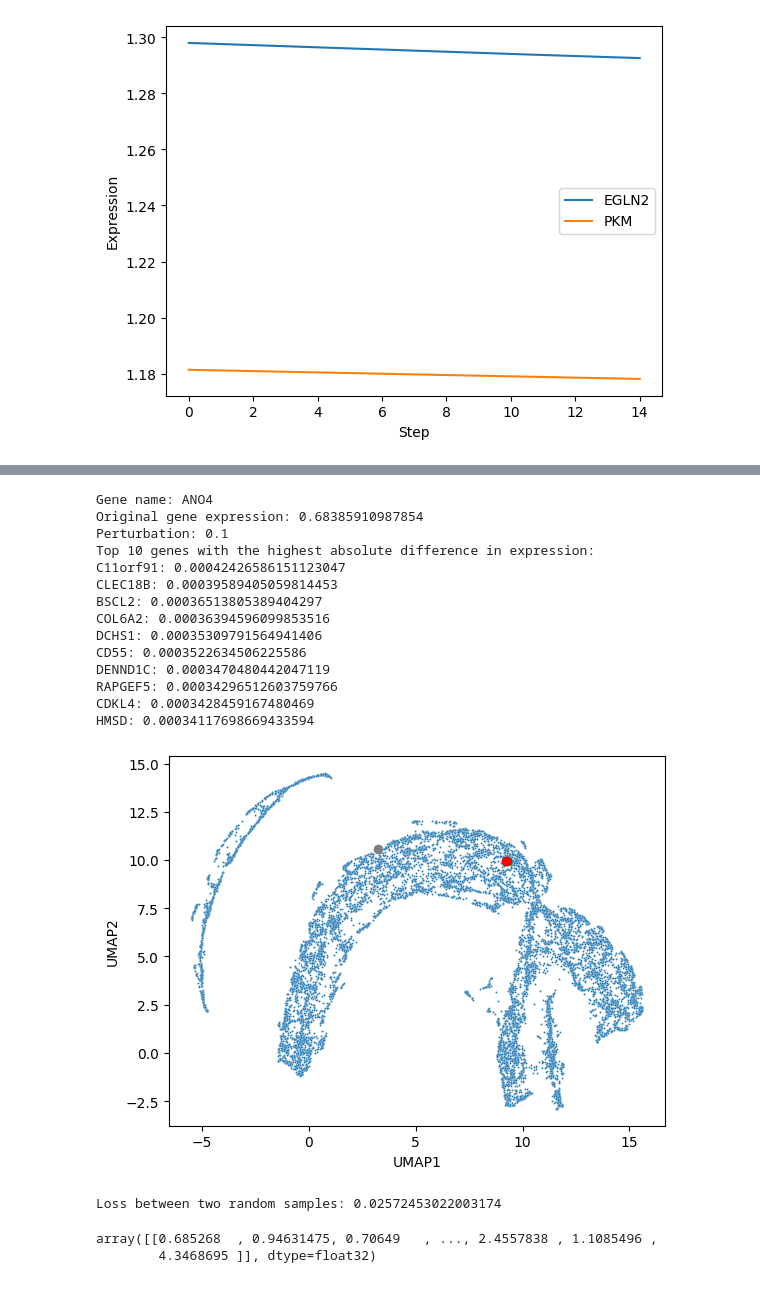
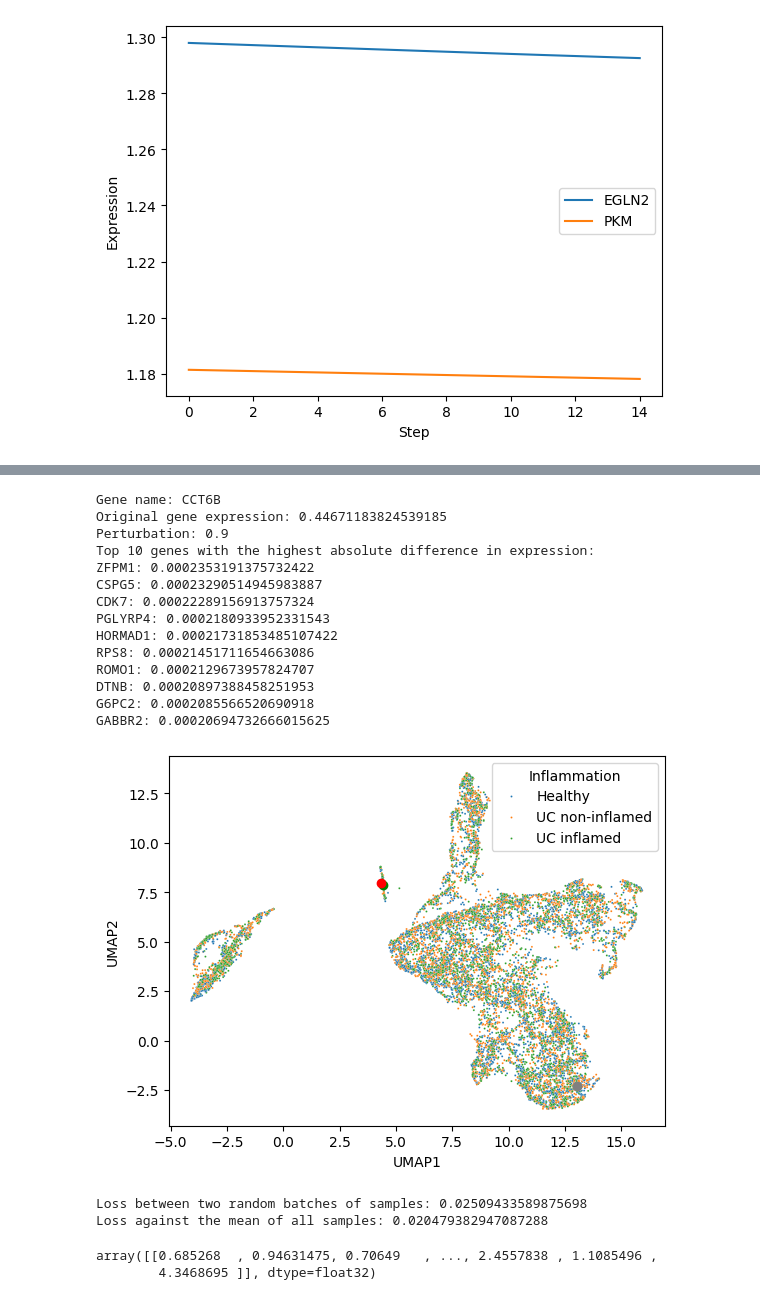
Before and after one commit to MaciejPiernik/virtual-cell-line, a Jupyter notebook: notebooks/playground.ipynb, the cells around one changed output, grey strips where cells are left out. Saved outputs shown, nothing was run; the diff lists cells and outputs as text; code cells hidden in the pictures.

```diff
--- a/notebooks/playground.ipynb
+++ b/notebooks/playground.ipynb
@@ -730,6 +730,7 @@ from utils import run_simulation
 # Load the data
 print('Loading data...')
 data = pd.read_parquet('../data/filtered_expression_data.parquet')
+inflammation_labels = pd.read_csv('../data/inflammation_labels.csv', index_col=0, header=0, names=['Inflammation']).squeeze()
 
 X_train, X_test = train_test_split(data, test_size=0.2, random_state=23)
 
@@ -744,7 +745,7 @@ X_test = torch.tensor(X_test, dtype=torch.float32)
 
 # Hyperparameters
 input_size = X_test.shape[1]
-embedding_dim = 128
+embedding_dim = 256
 num_heads = 8
 num_transformer_layers = 6
 layer_dims = [input_size, embedding_dim]
@@ -766,7 +767,7 @@ criterion = nn.MSELoss()
 # Create data loaders
 test_loader = DataLoader(TensorDataset(X_test), batch_size=batch_size, shuffle=False)
 
-model.load_state_dict(torch.load('../autoencoder_20240727142008.pth'))
+model.load_state_dict(torch.load('../autoencoder_20240727191457.pth'))
 model.eval()
 # %% [output]
 Loading data...
@@ -799,0 +795,13 @@ with torch.no_grad():
+# %%
+X = torch.cat([X_train, X_test], dim=0)
+X_loader = DataLoader(TensorDataset(X), batch_size=batch_size, shuffle=False)
+
+predicted_expressions = []
+with torch.no_grad():
+    # for batch, in tqdm(X_loader):
+    for sample in tqdm(X):
+        predicted_expression = model(sample.reshape(1, -1))
+        predicted_expressions.append(predicted_expression)
+
+predicted_expressions = torch.cat(predicted_expressions, dim=0)
+predicted_expressions = predicted_expressions.numpy()
@@ -844,20 +864,20 @@ for i in range(10):
     gene_name = data.columns[ranking[i]]
     print(f'{gene_name}: {diff[0, ranking[i]].item()}')
 # %% [output]
-Gene name: ANO4
-Original gene expression: 0.68385910987854
-Perturbation: 0.1
+Gene name: CCT6B
+Original gene expression: 0.44671183824539185
+Perturbation: 0.9
 Top 10 genes with the highest absolute difference in expression:
-C11orf91: 0.00042426586151123047
-CLEC18B: 0.00039589405059814453
-BSCL2: 0.00036513805389404297
-COL6A2: 0.00036394596099853516
-DCHS1: 0.00035309791564941406
-CD55: 0.0003522634506225586
-DENND1C: 0.0003470480442047119
-RAPGEF5: 0.00034296512603759766
-CDKL4: 0.0003428459167480469
-HMSD: 0.00034117698669433594
+ZFPM1: 0.0002353191375732422
+CSPG5: 0.00023290514945983887
+CDK7: 0.00022289156913757324
+PGLYRP4: 0.0002180933952331543
+HORMAD1: 0.00021731853485107422
+RPS8: 0.00021451711654663086
+ROMO1: 0.0002129673957824707
+DTNB: 0.00020897388458251953
+G6PC2: 0.0002085566520690918
+GABBR2: 0.00020694732666015625
 # %%
 # embedd the perturbed cell states
 start_embedding = reducer.transform(predicted_sample.numpy())
@@ -865,27 +885,40 @@ end_embedding = reducer.transform(perturbed_sample.numpy())
 end_embedding_unperturbed = reducer.transform(unperturbed_sample.numpy())
 # %%
 import seaborn as sns
+import matplotlib.pyplot as plt
+
+plot_data = pd.concat([pd.DataFrame(predicted_embeddings, columns=['UMAP1', 'UMAP2'], index=inflammation_labels.index), inflammation_labels], axis=1)
 
 # plot the embeddings
-sns.scatterplot(data=pd.DataFrame(predicted_embeddings, columns=['UMAP1', 'UMAP2']), x='UMAP1', y='UMAP2', s=2);
+sns.scatterplot(plot_data, x='UMAP1', y='UMAP2', hue='Inflammation', s=2);
 
 # plot the start and end points of the perturbation
 plt.scatter(start_embedding[0, 0], start_embedding[0, 1], color='gray', label='Start')
 plt.scatter(end_embedding[0, 0], end_embedding[0, 1], color='green', label='End');
 plt.scatter(end_embedding_unperturbed[0, 0], end_embedding_unperturbed[0, 1], color='red', label='End unperturbed');
 # %% [output]
-[figure, old version]
+[figure, new version]
 # %%
 # Compare the average loss of the model between two random batches of samples
 with torch.no_grad():
-    batch1 = X_test[np.random.choice(X_test.shape[0], 32)]
-    batch2 = X_test[np.random.choice(X_test.shape[0], 32)]
+    batch1 = X_test[np.random.choice(X_test.shape[0], batch_size)]
+    batch2 = X_test[np.random.choice(X_test.shape[0], batch_size)]
 
     loss = criterion(batch1, batch2)
 
-print('Loss between two random samples:', loss.item())
+print('Loss between two random batches of samples:', loss.item())
+
+# Calculate the mean of all predicted samples
+mean_sample = np.mean(predicted_expressions_at_once.numpy(), axis=0).reshape(1, -1)
+
+# Evaluate the loss against the mean of all samples
+with torch.no_grad():
+    loss = criterion(torch.tensor(predicted_expressions, dtype=torch.float32), torch.tensor(mean_sample, dtype=torch.float32))
+
+print('Loss against the mean of all samples:', loss.item())
 # %% [output]
-Loss between two random samples: 0.02572453022003174
+Loss between two random batches of samples: 0.02509433589875698
+Loss against the mean of all samples: 0.020479382947087288
 # %%
 scaler.inverse_transform(perturbed_sample.numpy())
 # %% [output]
```
Also changed, not shown: parts of 4 cells of this notebook, 5 other files.
